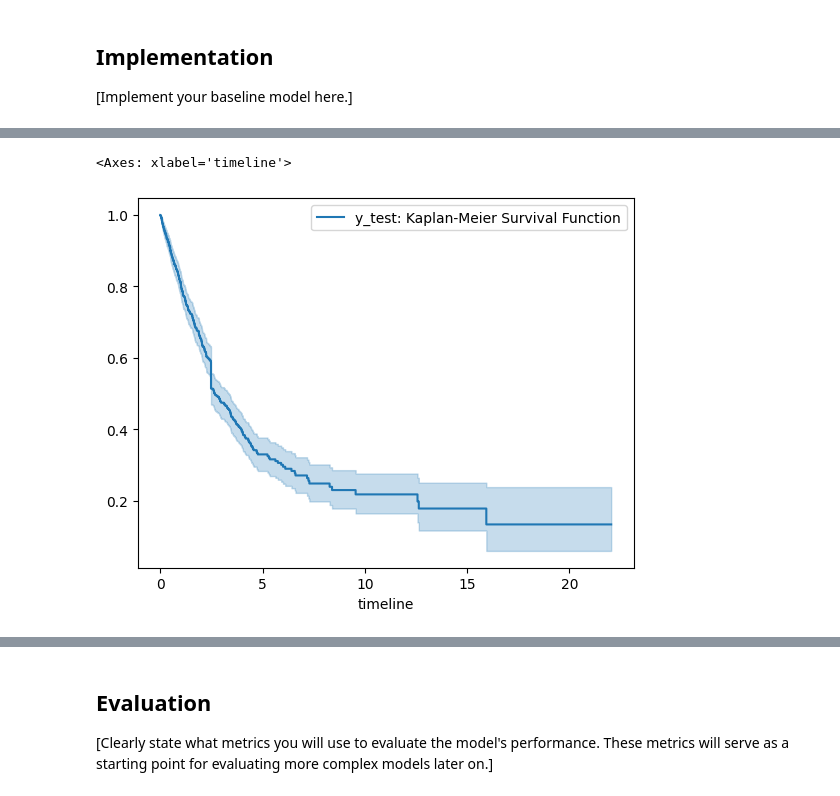
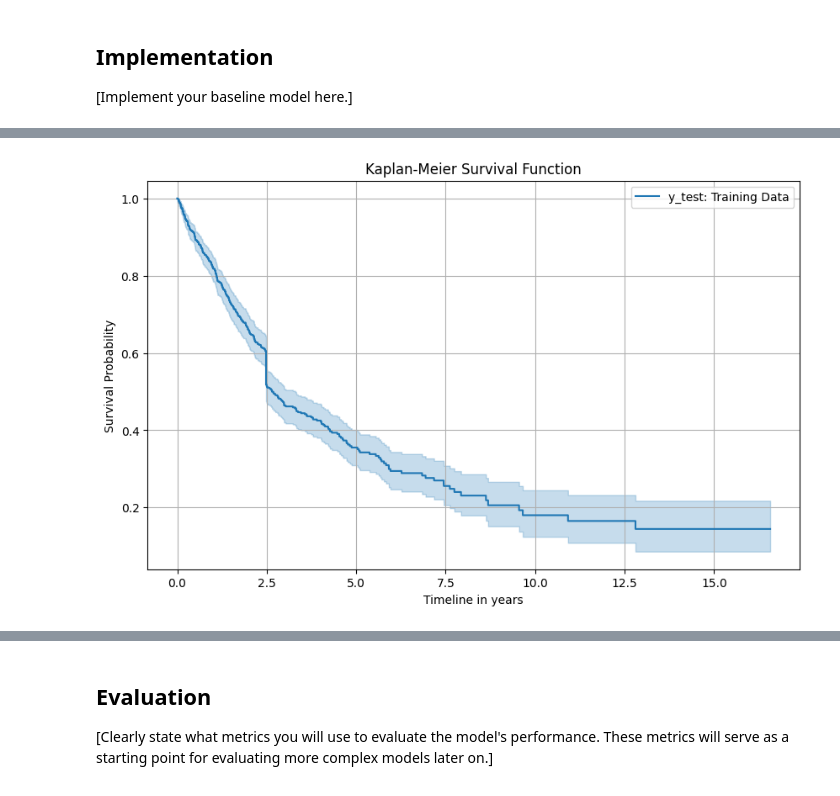
Before and after one commit to kaSae6/PredictLeukemiaSurvival, a Jupyter notebook: 2_BaselineModel/baseline_model copy_MM.ipynb, the cells around one changed output, grey strips where cells are left out. Saved outputs shown, nothing was run; the diff lists cells and outputs as text; code cells hidden in the pictures.

```diff
--- a/2_BaselineModel/baseline_model copy_MM.ipynb
+++ b/2_BaselineModel/baseline_model copy_MM.ipynb
@@ -253,31 +344,18 @@ FileNotFoundError: [Errno 2] No such file or directory: 'your_dataset.csv'
 # %%
-import matplotlib.pyplot as plt
-# Import the Kaplan-Meier fitter from lifelines
-%pip install lifelines
-from lifelines import KaplanMeierFitter
+# Apply Kaplan-Meier survival analysis to training data
 
-kmf = KaplanMeierFitter()
-
-# Apply Kaplan-Meier survival analysis
-
-kmf.fit(y_train["OS_YEARS"], y_train["OS_STATUS"])
-#kmf.fit(y_test["OS_YEARS"], y_test["OS_STATUS"])
+kmf.fit(y_train["OS_YEARS"], event_observed= y_train["OS_STATUS"])
 
 # Plot the kaplan-meier survival function of training data
 
-#kmf.plot_survival_function(label="y_train: Kaplan-Meier Survival Function", ci_show=True)
-
 plt.figure(figsize=(10, 6))
 kmf.plot()
-
-
-
 plt.xlabel("Timeline in years")
 plt.ylabel("Survival Probability")
 plt.title("Kaplan-Meier Survival Function")
-plt.legend(["Training Data"])
+plt.legend(["y_train: Training Data"])
 plt.grid(True)
-#plt.tight_layout()
+# plt.tight_layout()
 plt.show()
 
 
@@ -304,9 +365,20 @@ Note: you may need to restart the kernel to use updated packages.
 # %%
+# Apply Kaplan-Meier survival analysis to test data
+
 kmf.fit(y_test["OS_YEARS"], y_test["OS_STATUS"])
 
 # Plot the kaplan-meier survival function of test data
 
-kmf.plot_survival_function(label="y_test: Kaplan-Meier Survival Function", ci_show=True)
+plt.figure(figsize=(10, 6))
+kmf.plot()
+
+
+plt.xlabel("Timeline in years")
+plt.ylabel("Survival Probability")
+plt.title("Kaplan-Meier Survival Function")
+plt.legend(["y_test: Training Data"])
+plt.grid(True)
+# plt.tight_layout()
+plt.show()
 # %% [output]
-<Axes: xlabel='timeline'>
-[figure, old version]
+[figure, new version]
```
Also changed, not shown: parts of 22 cells of this notebook.
